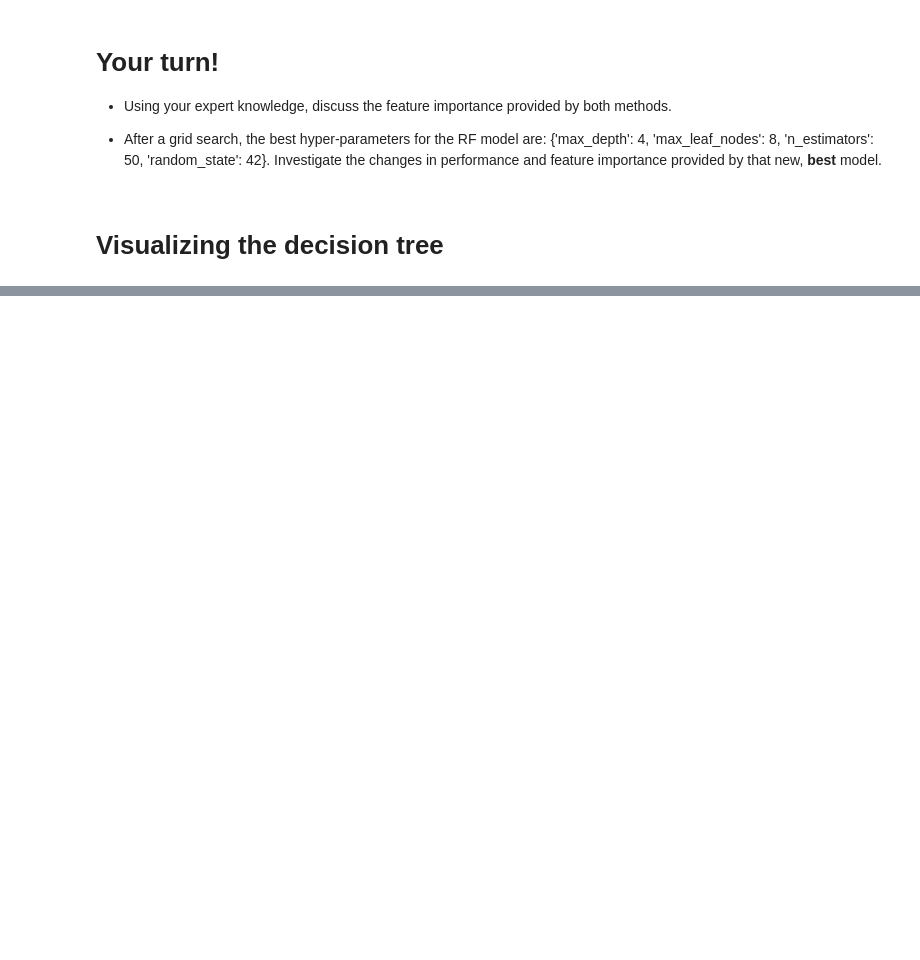
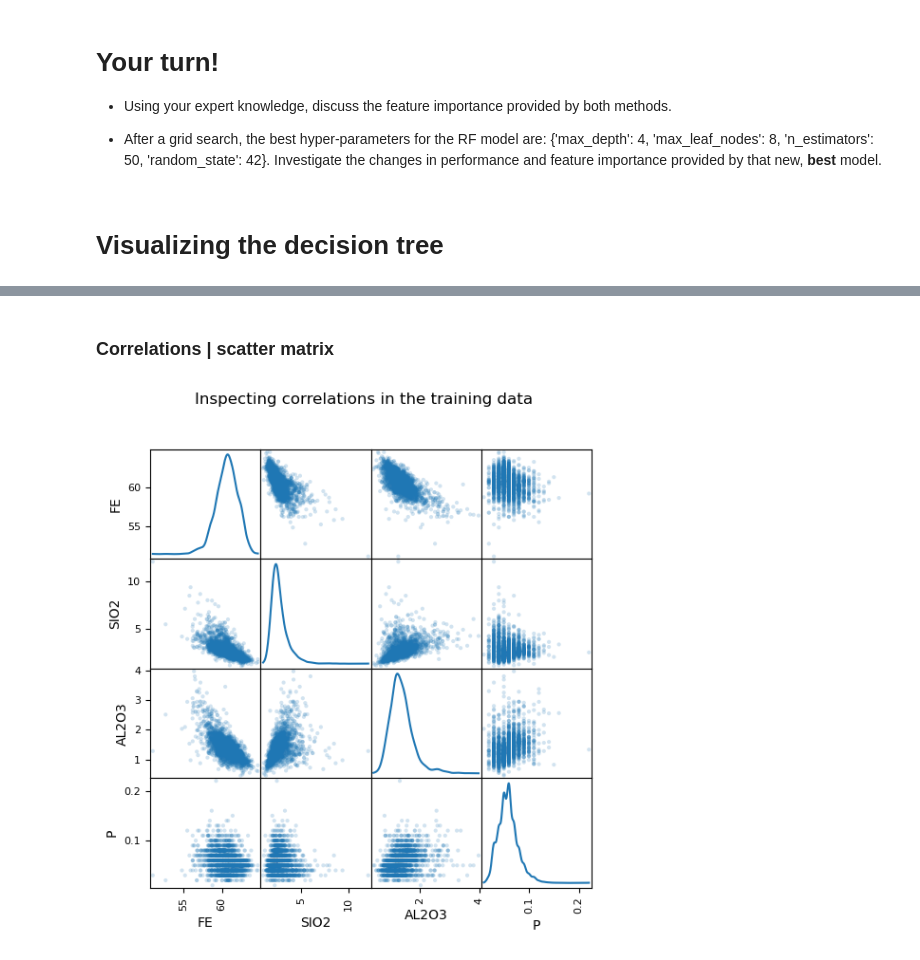
Before and after one commit to core-skills/10-data-fusion-sandbox, a Jupyter notebook: notebooks/0.more-about-random-forest.ipynb, the cells around one changed output, grey strips where cells are left out. Drawn from its saved outputs; the diff is of its cells as text; code cells hidden in the pictures; blank space fills up the shorter version.

```diff
--- a/notebooks/0.more-about-random-forest.ipynb
+++ b/notebooks/0.more-about-random-forest.ipynb
@@ -236,0 +312,32 @@ fig.savefig("plotting_decision_trees.pdf")
+# %%
+# GridSearch
+
+from sklearn.model_selection import GridSearchCV
+from sklearn.ensemble import RandomForestClassifier
+from time import time
+
+
+# defining parameter range
+param_grid = {'max_depth': [2, 3, 4, 5, 10, 20, 40, 60],
+              'max_leaf_nodes': [2, 4, 6, 8, 16, 32, 64, 128],
+              'n_estimators': [10, 25, 50, 100, 500],
+              'random_state': [42]}
+
+
+import multiprocessing
+n_jobs = multiprocessing.cpu_count() -2
+print(n_jobs)
+
+
+grid = GridSearchCV(RandomForestClassifier(), param_grid,
+                    refit = True, verbose = 3, n_jobs=n_jobs)
+
+# fitting the model for grid search
+tic = time()
+
+grid.fit(x_train, y_train)
+
+elapsed = time() - tic
+print("- Elapsed time",elapsed,"(s)")
+print("- Elapsed time",elapsed/60,"(min)")
+print("- Elapsed time",elapsed/(60*60),"(h)")
@@ -236,0 +427,15 @@ fig.savefig("plotting_decision_trees.pdf")
+# %% [markdown]
+### Correlations | scatter matrix
+# %%
+# Scatter matrix
+
+from pandas.plotting import scatter_matrix
+
+sm = scatter_matrix(x_train,
+               alpha=0.2, figsize=(6, 6), diagonal="kde");
+
+
+fig=plt.gcf()
+fig.suptitle("Inspecting correlations in the training data");
+# %% [output]
+[figure, added]
```
Also changed, not shown: parts of 29 cells of this notebook, 2 other files.
